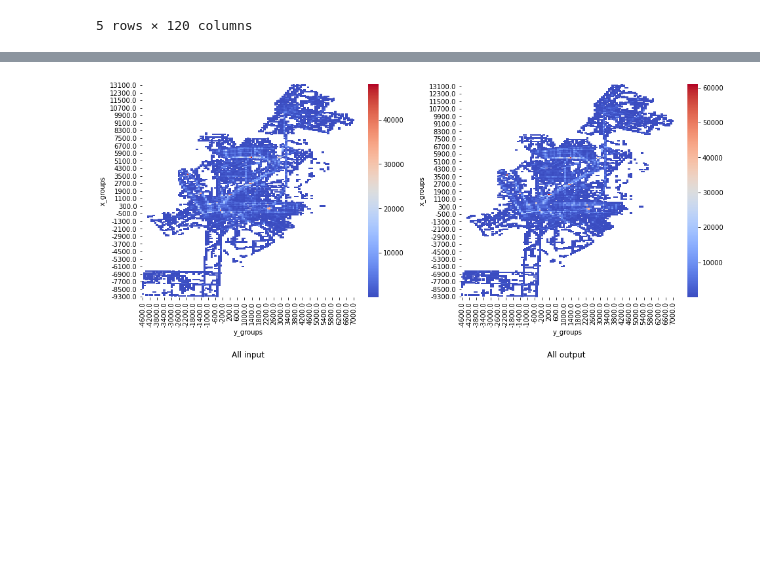
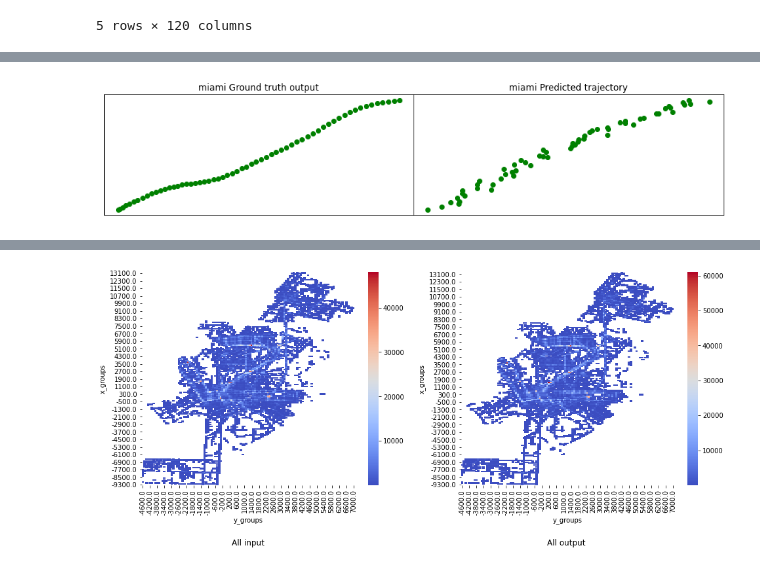
Before and after one commit to zaxiang/Autonomous-vehicle-motion-forecasting, a Jupyter notebook: Load_Argo2_Public.ipynb, the cells around one changed output, grey strips where cells are left out. Cells and saved outputs as stored; diff of their text form; code cells hidden in the pictures; blank space fills up the shorter version.

```diff
--- a/Load_Argo2_Public.ipynb
+++ b/Load_Argo2_Public.ipynb
@@ -363,0 +426,4 @@ for city in cities:
+# %%
+plot_truth_prediction('miami')
+# %% [output]
+[figure, added]
```
Also changed, not shown: parts of 68 cells of this notebook, 2 other files.
